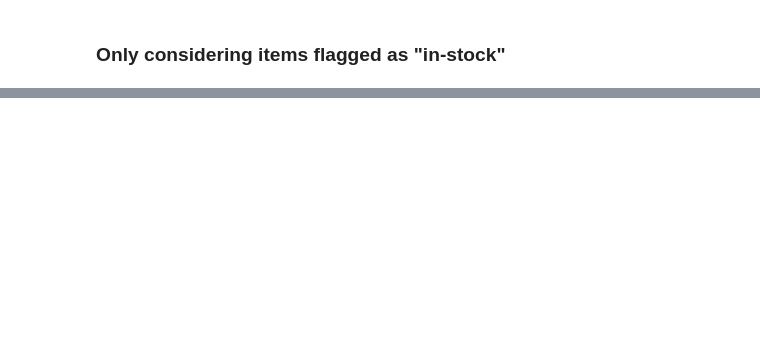
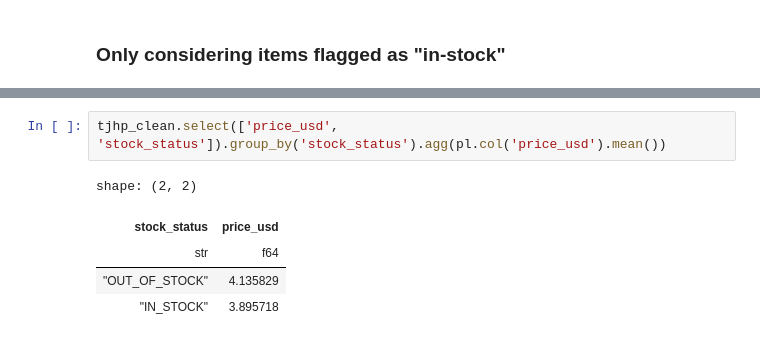
Before and after one commit to hnmns/tallying-joules, a Jupyter notebook: tj_analysis_scratchwork.ipynb, the cells around one changed output, grey strips where cells are left out. Saved outputs shown, nothing was run; the diff lists cells and outputs as text; blank space fills up the shorter version.

```diff
--- a/tj_analysis_scratchwork.ipynb
+++ b/tj_analysis_scratchwork.ipynb
@@ -403,0 +428,8 @@ tj_calorie_scatter = alt.Chart(tjhp_clean_instock).mark_point(
+# %%
+tjhp_clean.select(['price_usd', 'stock_status']).group_by('stock_status').agg(pl.col('price_usd').mean())
+# %% [output]
+shape: (2, 2)
+| stock_status | price_usd |
+| str | f64 |
+| "OUT_OF_STOCK" | 4.135829 |
+| "IN_STOCK" | 3.895718 |
```
Also changed, not shown: parts of 4 cells of this notebook, 11 other files.
